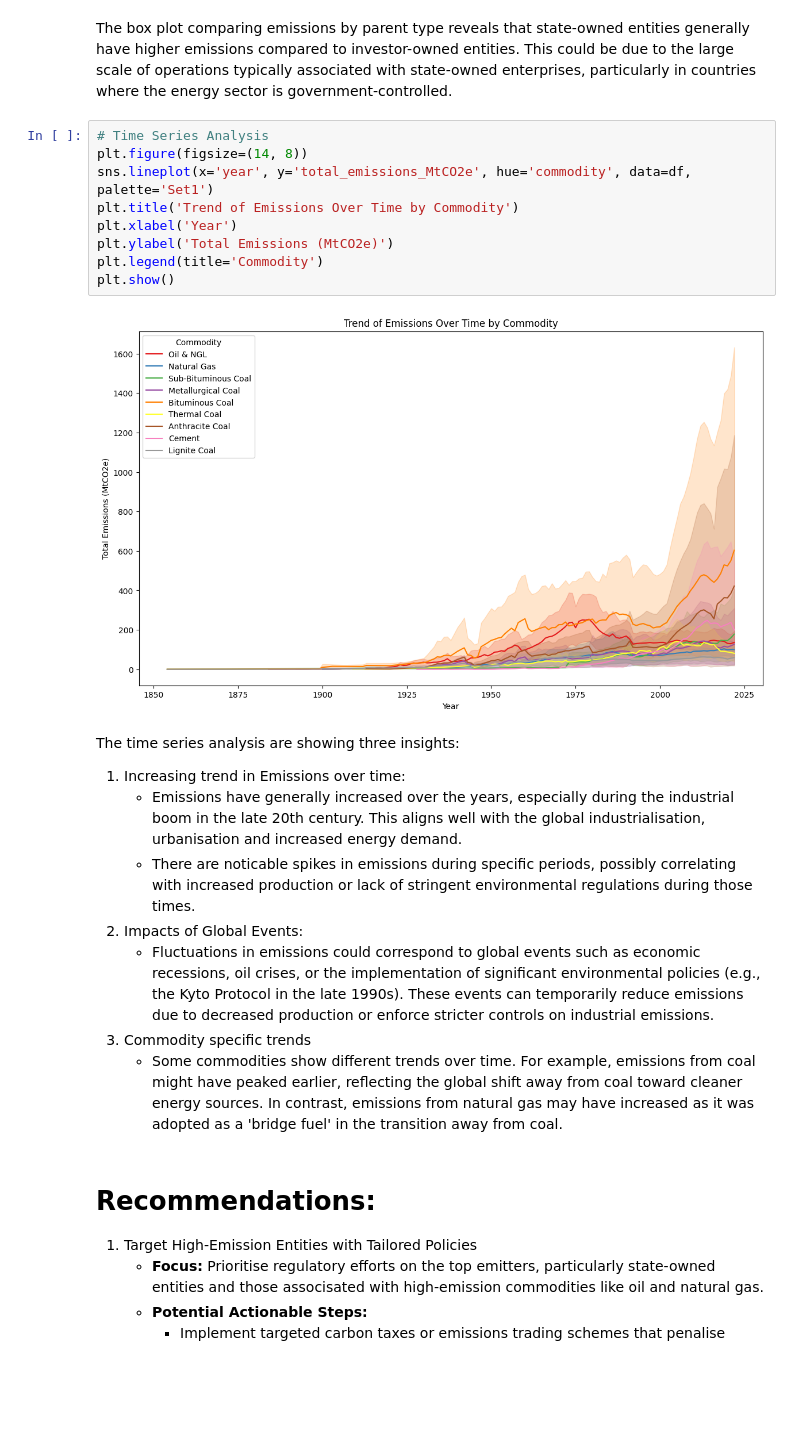
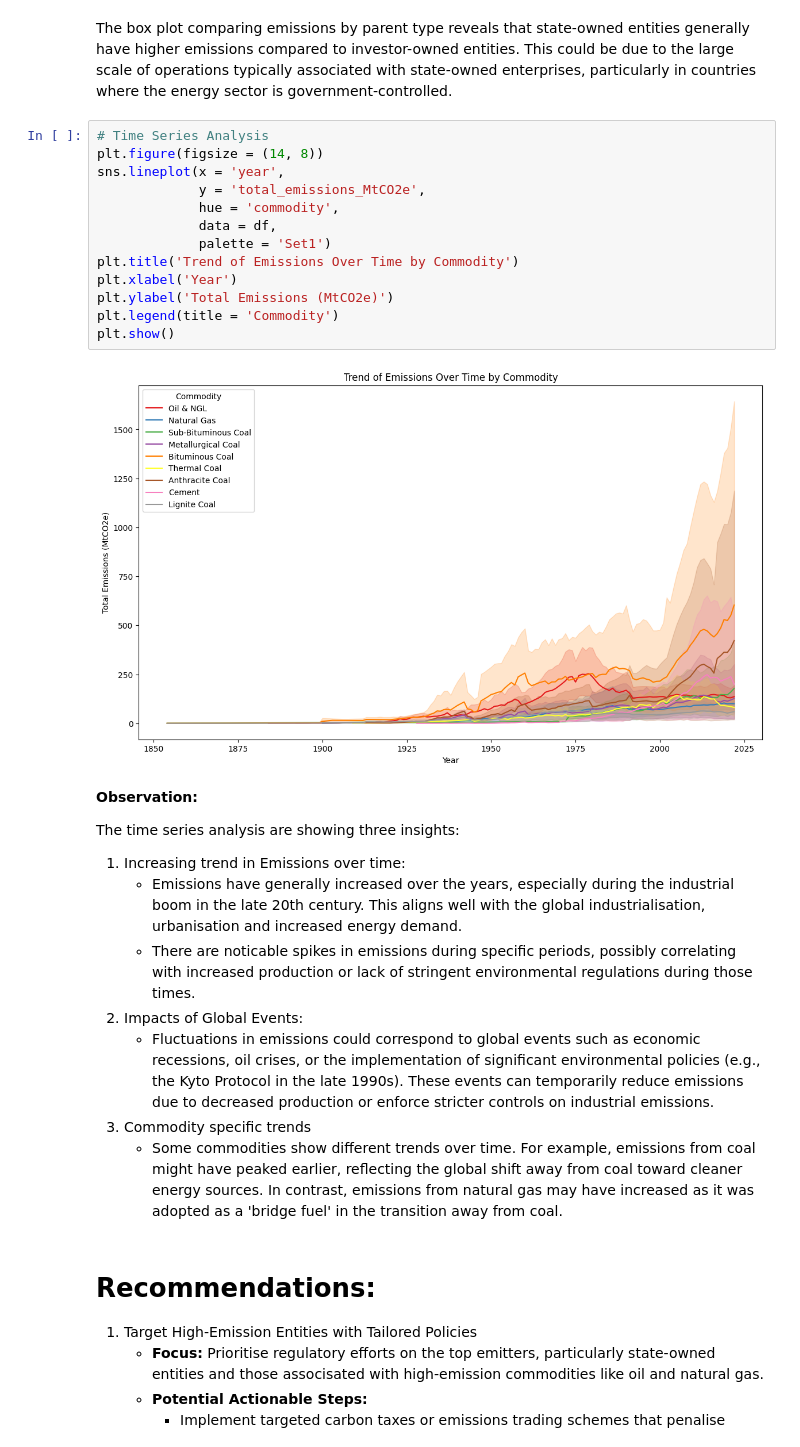
Before and after one commit to pgeneta/Carbon-Emissions-Analysis, a Jupyter notebook: Data Analysis.ipynb, the cells around one changed output. Drawn from its saved outputs; the diff is of its cells as text; blank space fills up the shorter version.

```diff
--- a/Data Analysis.ipynb
+++ b/Data Analysis.ipynb
@@ -205,16 +221,22 @@ Passing `palette` without assigning `hue` is deprecated and will be removed in v
 The box plot comparing emissions by parent type reveals that state-owned entities generally have higher emissions compared to investor-owned entities. This could be due to the large scale of operations typically associated with state-owned enterprises, particularly in countries where the energy sector is government-controlled.
 # %%
 # Time Series Analysis
-plt.figure(figsize=(14, 8))
-sns.lineplot(x='year', y='total_emissions_MtCO2e', hue='commodity', data=df, palette='Set1')
+plt.figure(figsize = (14, 8))
+sns.lineplot(x = 'year',
+             y = 'total_emissions_MtCO2e',
+             hue = 'commodity',
+             data = df,
+             palette = 'Set1')
 plt.title('Trend of Emissions Over Time by Commodity')
 plt.xlabel('Year')
 plt.ylabel('Total Emissions (MtCO2e)')
-plt.legend(title='Commodity')
+plt.legend(title = 'Commodity')
 plt.show()
 # %% [output]
-[figure, old version]
+[figure, new version]
 # %% [markdown]
+<b>Observation:</b>
+
 The time series analysis are showing three insights:
 
 1. Increasing trend in Emissions over time:
```
Also changed, not shown: parts of 13 cells of this notebook.
